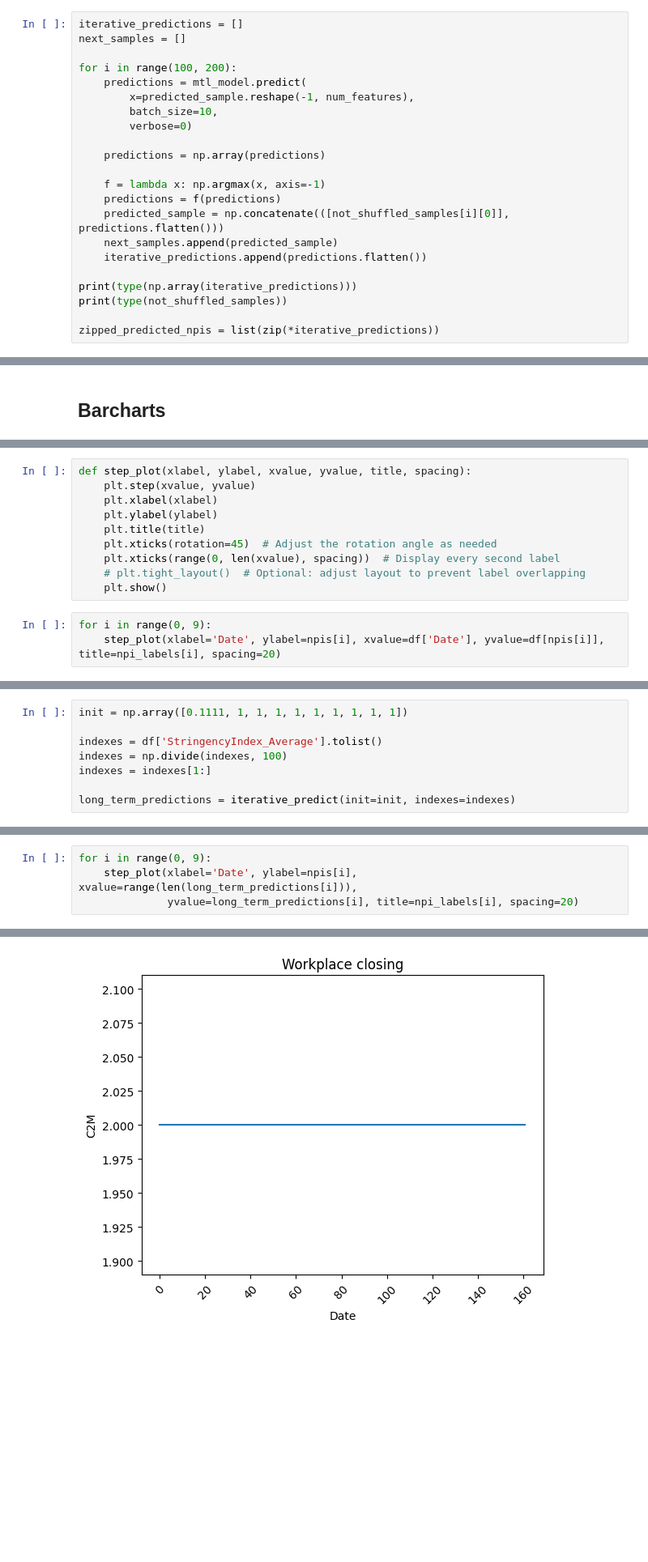
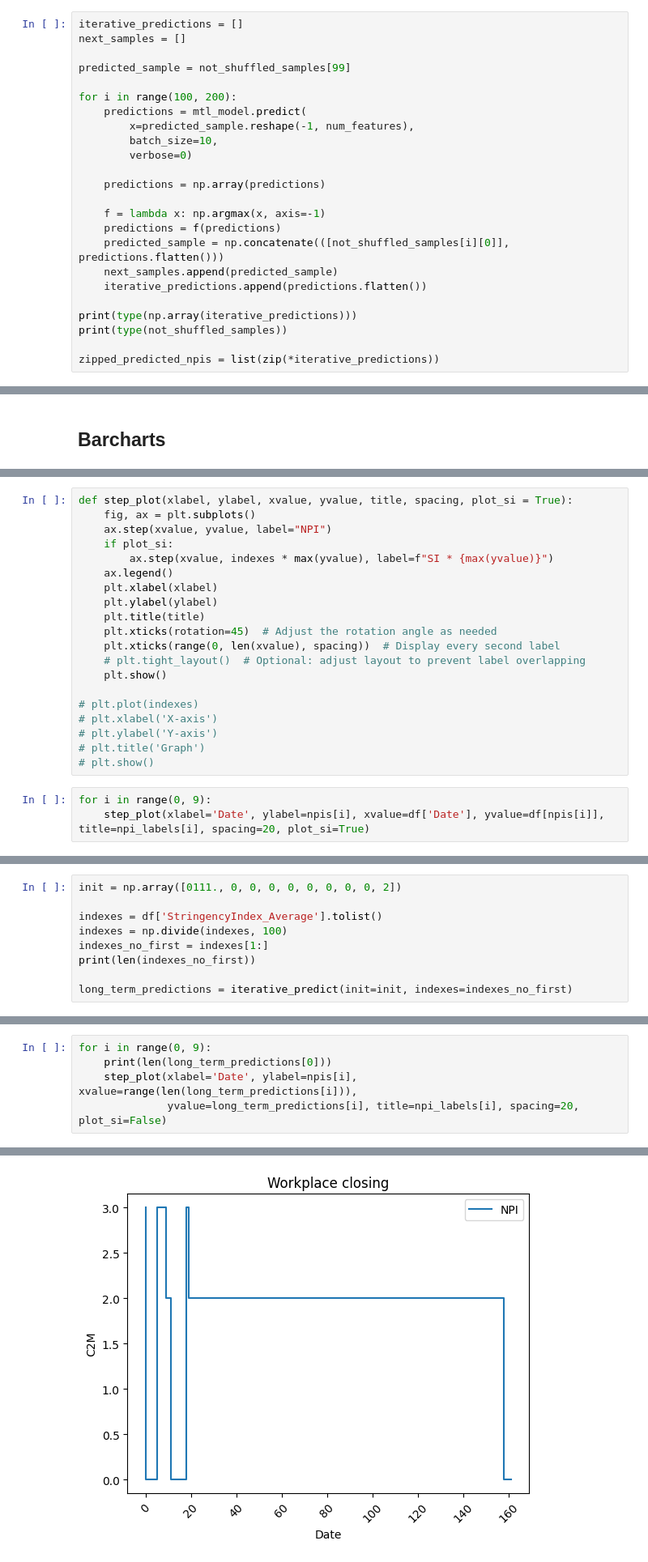
Before and after one commit to mpiotro4/PBAD, a Jupyter notebook: PBAD_2.ipynb, the cells around one changed output, grey strips where cells are left out. Shown at 81% size. Drawn from its saved outputs; the diff is of its cells as text; blank space fills up the shorter version.

Commit message:
updated charts

```diff
--- a/PBAD_2.ipynb
+++ b/PBAD_2.ipynb
@@ -305,6 +305,8 @@ for idx, pred in enumerate(predictions):
 # %%
 iterative_predictions = []
 next_samples = []
+
+predicted_sample = not_shuffled_samples[99]
 
 for i in range(100, 200):
     predictions = mtl_model.predict(
@@ -385,6 +396,10 @@ df.head(10)
 # %%
-def step_plot(xlabel, ylabel, xvalue, yvalue, title, spacing):
-    plt.step(xvalue, yvalue)
+def step_plot(xlabel, ylabel, xvalue, yvalue, title, spacing, plot_si = True):
+    fig, ax = plt.subplots()
+    ax.step(xvalue, yvalue, label="NPI")
+    if plot_si:
+        ax.step(xvalue, indexes * max(yvalue), label=f"SI * {max(yvalue)}")
+    ax.legend()
     plt.xlabel(xlabel)
     plt.ylabel(ylabel)
     plt.title(title)
@@ -392,7 +407,13 @@ def step_plot(xlabel, ylabel, xvalue, yvalue, title, spacing):
     plt.xticks(range(0, len(xvalue), spacing))  # Display every second label
     # plt.tight_layout()  # Optional: adjust layout to prevent label overlapping
     plt.show()
+
+# plt.plot(indexes)
+# plt.xlabel('X-axis')
+# plt.ylabel('Y-axis')
+# plt.title('Graph')
+# plt.show()
 # %%
 for i in range(0, 9):
-    step_plot(xlabel='Date', ylabel=npis[i], xvalue=df['Date'], yvalue=df[npis[i]], title=npi_labels[i], spacing=20)
+    step_plot(xlabel='Date', ylabel=npis[i], xvalue=df['Date'], yvalue=df[npis[i]], title=npi_labels[i], spacing=20, plot_si=True)
 # %% [output]
@@ -424,11 +445,12 @@ def iterative_predict(init, indexes):
 
     return list(zip(*iterative_predictions))
 # %%
-init = np.array([0.1111, 1, 1, 1, 1, 1, 1, 1, 1, 1])
+init = np.array([0111., 0, 0, 0, 0, 0, 0, 0, 0, 2])
 
 indexes = df['StringencyIndex_Average'].tolist()
 indexes = np.divide(indexes, 100)
-indexes = indexes[1:]
+indexes_no_first = indexes[1:]
+print(len(indexes_no_first))
 
-long_term_predictions = iterative_predict(init=init, indexes=indexes)
+long_term_predictions = iterative_predict(init=init, indexes=indexes_no_first)
 # %% [output]
@@ -478,6 +476,7 @@ def plot_long_term_npis(predicted_npis):
         plt.show()
 # %%
 for i in range(0, 9):
+    print(len(long_term_predictions[0]))
     step_plot(xlabel='Date', ylabel=npis[i], xvalue=range(len(long_term_predictions[i])),
-              yvalue=long_term_predictions[i], title=npi_labels[i], spacing=20)
+              yvalue=long_term_predictions[i], title=npi_labels[i], spacing=20, plot_si=False)
 # %% [output]
@@ -485 +486 @@ for i in range(0, 9):
-[figure, old version]
+[figure, new version]
```
Also changed, not shown: parts of 12 cells of this notebook.
